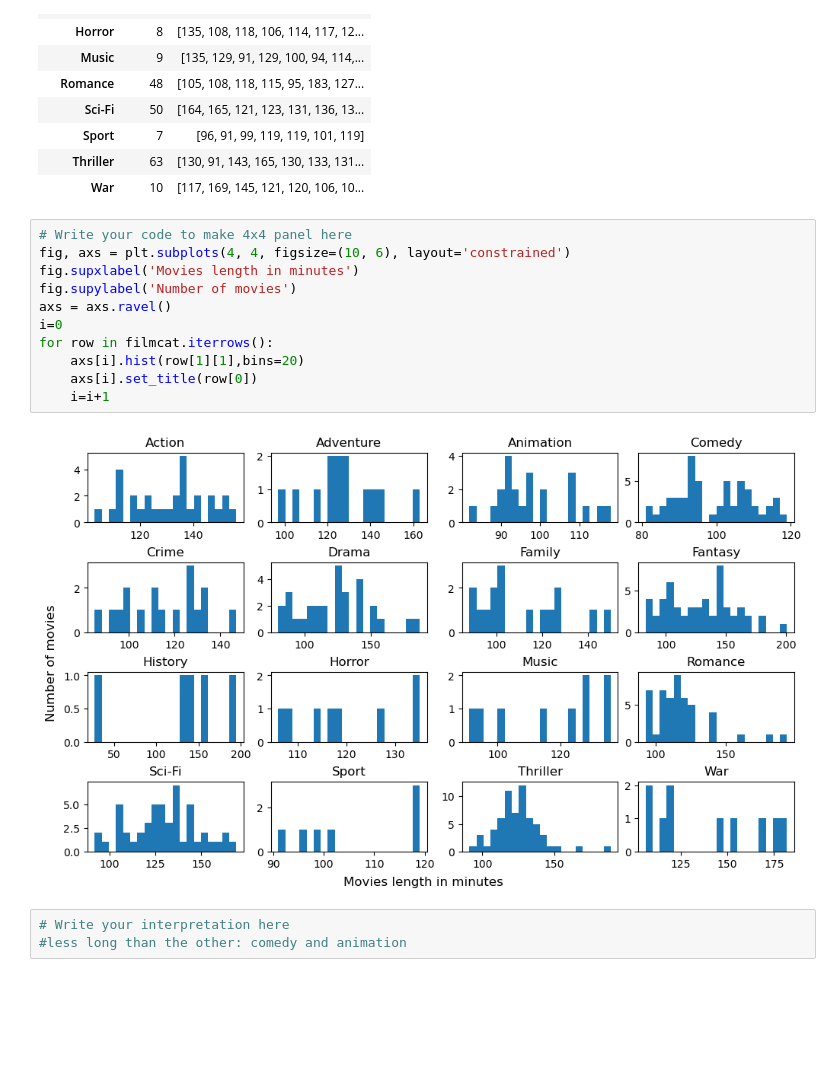
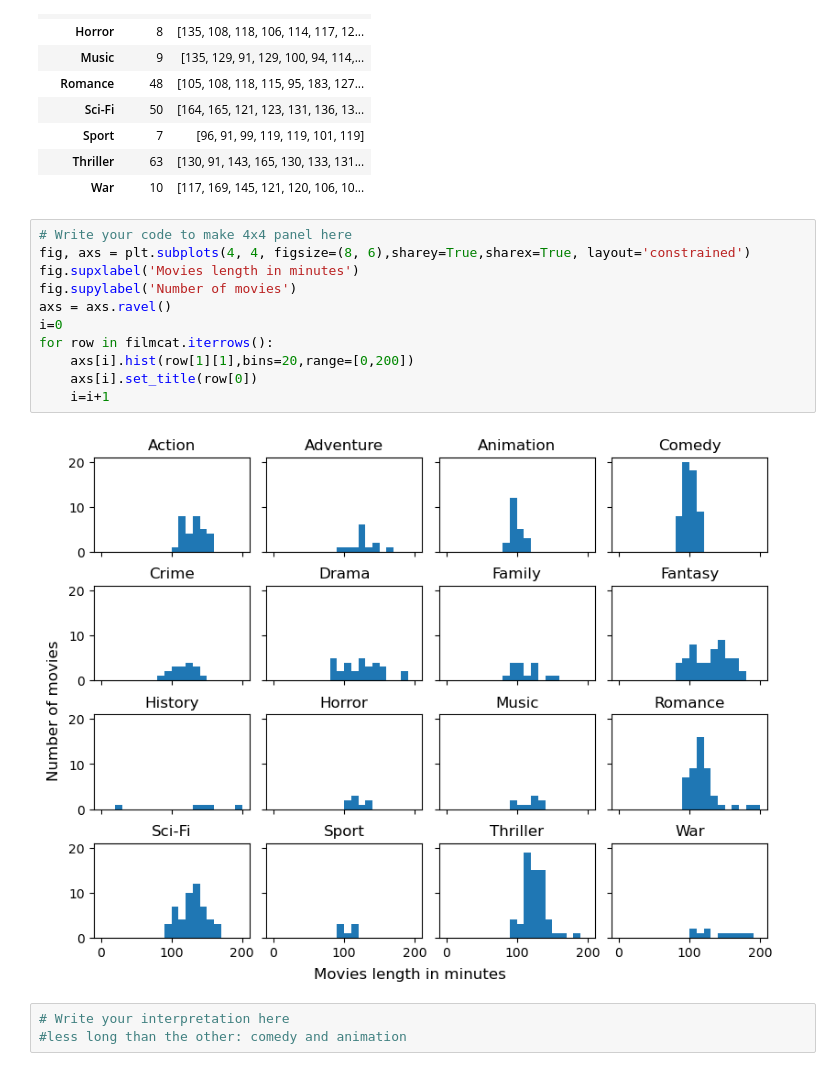
Before and after one commit to Etiennedelab/ADAFORK, a Jupyter notebook: Exercises/02 - Data viz and data from the web/Becoming a DataVizard exercise.ipynb, the cells around one changed output. Cells and saved outputs as stored; diff of their text form; blank space fills up the shorter version.

```diff
--- a/Exercises/02 - Data viz and data from the web/Becoming a DataVizard exercise.ipynb
+++ b/Exercises/02 - Data viz and data from the web/Becoming a DataVizard exercise.ipynb
@@ -243,17 +243,17 @@ filmcat.head(16)
 | War | 10 | [117, 169, 145, 121, 120, 106, 10... |
 # %%
 # Write your code to make 4x4 panel here
-fig, axs = plt.subplots(4, 4, figsize=(10, 6), layout='constrained')
+fig, axs = plt.subplots(4, 4, figsize=(8, 6),sharey=True,sharex=True, layout='constrained')
 fig.supxlabel('Movies length in minutes')
 fig.supylabel('Number of movies')
 axs = axs.ravel()
 i=0
 for row in filmcat.iterrows():
-    axs[i].hist(row[1][1],bins=20)
+    axs[i].hist(row[1][1],bins=20,range=[0,200])
     axs[i].set_title(row[0])
     i=i+1
 # %% [output]
-[figure, old version]
+[figure, new version]
 # %%
 # Write your interpretation here
 #less long than the other: comedy and animation
```
Also changed, not shown: parts of 4 cells of this notebook, 5 other files.
